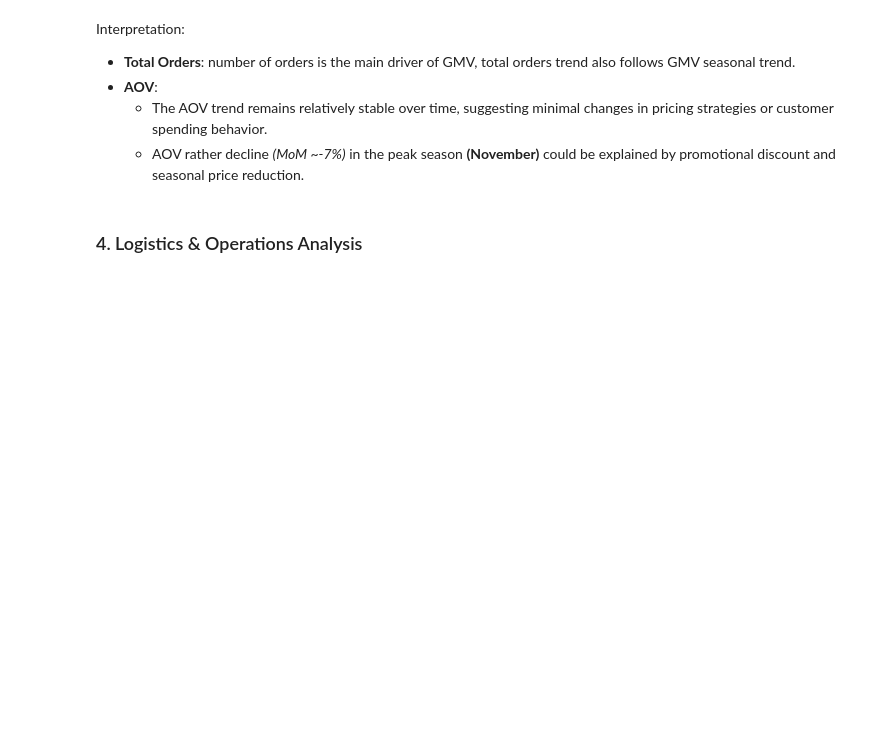
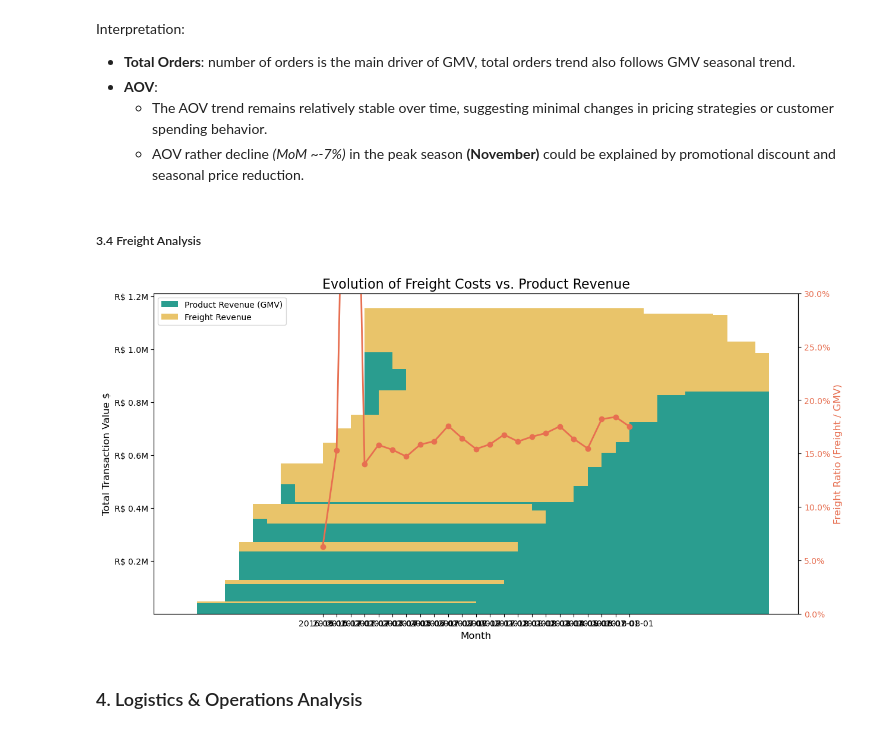
Before and after one commit to Lily-ThuPham/ECommerce-Analytics-CustomerSegmentation-Report, a Jupyter notebook: code/EDA.ipynb, the cells around one changed output. Drawn from its saved outputs; the diff is of its cells as text; code cells hidden in the pictures; blank space fills up the shorter version.

```diff
--- a/code/EDA.ipynb
+++ b/code/EDA.ipynb
@@ -277,6 +281,61 @@ Interpretation:
 - **AOV**:
     - The AOV trend remains relatively stable over time, suggesting minimal changes in pricing strategies or customer spending behavior.
     - AOV rather decline *(MoM ~-7%)* in the peak season **(November)** could be explained by promotional discount and seasonal price reduction.
+# %% [markdown]
+##### 3.4 Freight Analysis
+# %%
+# Query the monthly GMV and TMV
+query_freight = """
+SELECT
+    DATE_FORMAT(o.order_purchase_timestamp,'%Y-%m-01') as purchase_month,
+    SUM(i.price) as total_gmv,
+    SUM(i.freight_value) as total_freight,
+    (SUM(i.price) + SUM(i.freight_value)) as total_ttv,
+    (SUM(i.freight_value) / SUM(i.price)) * 100 as freight_ratio
+FROM fct_order_items as i
+JOIN fct_orders as o
+ON o.order_sk = i.order_sk
+WHERE o.order_status = 'delivered'
+GROUP BY 1
+ORDER BY 1 ASC;
+"""
+# Execute query
+df_freight = pd.read_sql(query_freight,engine)
+
+
+avg_freight_monthly = df_freight['freight_ratio'].mean().round(2)
+
+# Plot the chart
+fig, ax1 = plt.subplots(figsize=(14, 7))
+
+# Stacked Area/Bar for Context (GMV vs Freight)
+# We use a stacked bar to show how much of the total cost is shipping
+ax1.bar(df_freight['purchase_month'], df_freight['total_gmv'], label='Product Revenue (GMV)', color='#2a9d8f', width=20)
+ax1.bar(df_freight['purchase_month'], df_freight['total_freight'], bottom=df_freight['total_gmv'], label='Freight Revenue', color='#e9c46a', width=20)
+
+ax1.set_ylabel('Total Transaction Value $', fontsize=12)
+ax1.set_xlabel('Month', fontsize=12)
+ax1.set_title('Evolution of Freight Costs vs. Product Revenue', fontsize=16)
+ax1.legend(loc='upper left')
+
+# Format Y-axis 1
+ax1.yaxis.set_major_formatter(FuncFormatter(lambda x, _: f'R$ {x*1e-6:1.1f}M'))
+
+# --- Layer 2: The Freight Ratio (The Insight) ---
+ax2 = ax1.twinx()
+ax2.plot(df_freight['purchase_month'], df_freight['freight_ratio'], color='#e76f51', marker='o', linewidth=2, label='Freight Ratio (%)')
+
+ax2.set_ylabel('Freight Ratio (Freight / GMV)', fontsize=12, color='#e76f51')
+ax2.tick_params(axis='y', labelcolor='#e76f51')
+ax2.set_ylim(0, 30) # Fix the scale to see variations (0% to 30%)
+
+# Format Y-axis 2
+ax2.yaxis.set_major_formatter(FuncFormatter(lambda x, _: f'{x:.1f}%'))
+
+plt.grid(visible=False) # Turn off grid for cleaner look
+plt.show()
+# %% [output]
+[figure, added]
 # %% [markdown]
 ### 4. Logistics & Operations Analysis
 <a id="section-logistics"></a>
```
Also changed, not shown: parts of 48 cells of this notebook.
